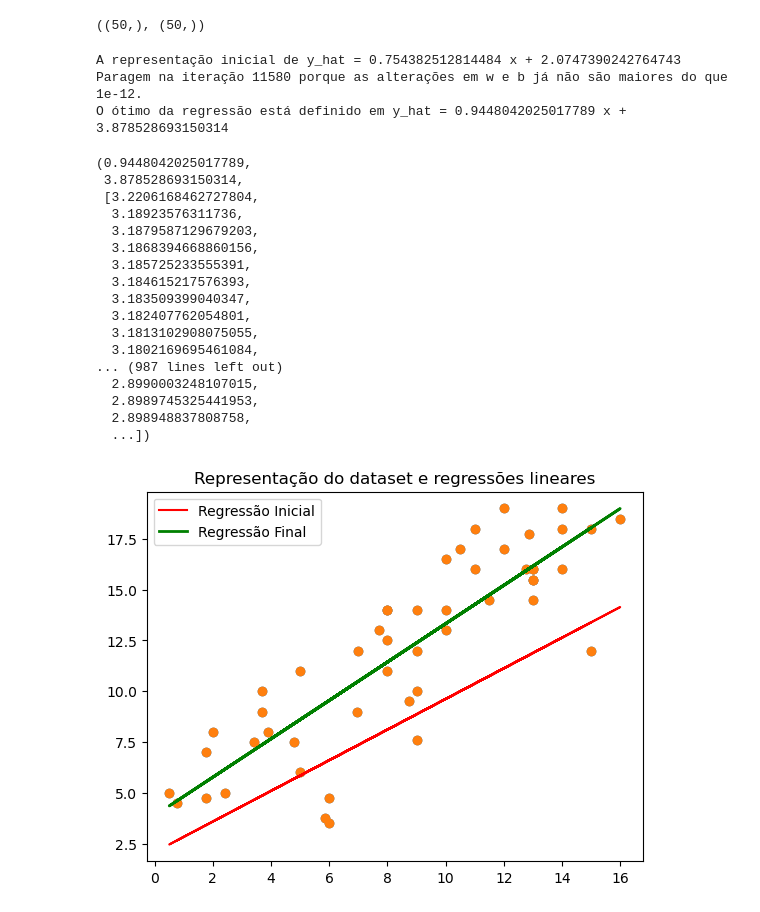
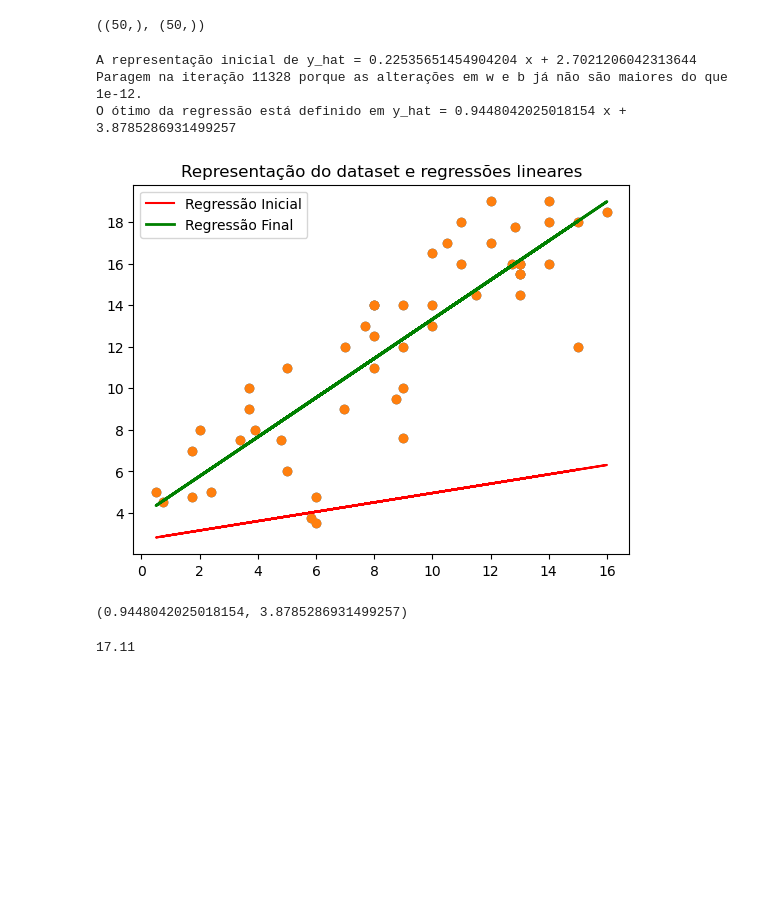
Before and after one commit to joaomr810/Trabalho_Programming, a Jupyter notebook: script.ipynb, the cells around one changed output. Cells and saved outputs as stored; diff of their text form; code cells hidden in the pictures; blank space fills up the shorter version.

```diff
--- a/script.ipynb
+++ b/script.ipynb
@@ -224,26 +224,18 @@ horas_estudo.shape, nota_exame.shape
 # %% [output]
 ((50,), (50,))
 # %%
-linear_regression(horas_estudo,nota_exame, learning_rate = 0.01, n_iterations = 20000, min_error = 1e-12, min_update = 1e-12)
+w, b, cost_history = linear_regression(horas_estudo,nota_exame, learning_rate = 0.01, n_iterations = 20000, min_error = 1e-12, min_update = 1e-12)
 # %% [output]
-A representação inicial de y_hat = 0.754382512814484 x + 2.0747390242764743
-Paragem na iteração 11580 porque as alterações em w e b já não são maiores do que 1e-12.
-O ótimo da regressão está definido em y_hat = 0.9448042025017789 x + 3.878528693150314
+A representação inicial de y_hat = 0.22535651454904204 x + 2.7021206042313644
+Paragem na iteração 11328 porque as alterações em w e b já não são maiores do que 1e-12.
+O ótimo da regressão está definido em y_hat = 0.9448042025018154 x + 3.8785286931499257
-(0.9448042025017789,
- 3.878528693150314,
- [3.2206168462727804,
-  3.18923576311736,
-  3.1879587129679203,
-  3.1868394668860156,
-  3.185725233555391,
-  3.184615217576393,
-  3.183509399040347,
-  3.182407762054801,
-  3.1813102908075055,
-  3.1802169695461084,
-... (987 lines left out)
-  2.8990003248107015,
-  2.8989745325441953,
-  2.898948837808758,
-  ...])
-[figure, old version]
+[figure, new version]
+# %%
+w, b
+# %% [output]
+(0.9448042025018154, 3.8785286931499257)
+# %%
+nota_aluno = round(14 * 0.9448042025018154 + 3.8785286931499257,2)
+nota_aluno
+# %% [output]
+17.11
```
Also changed, not shown: parts of 4 cells of this notebook, 1 other file.
